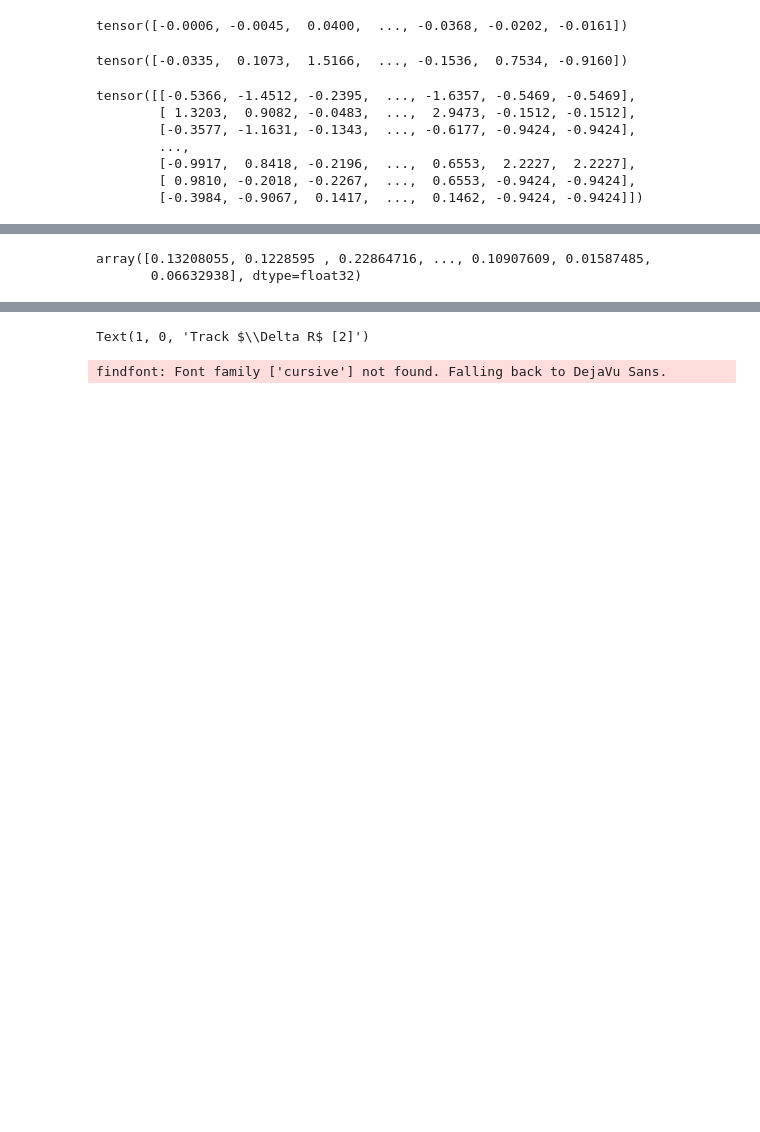
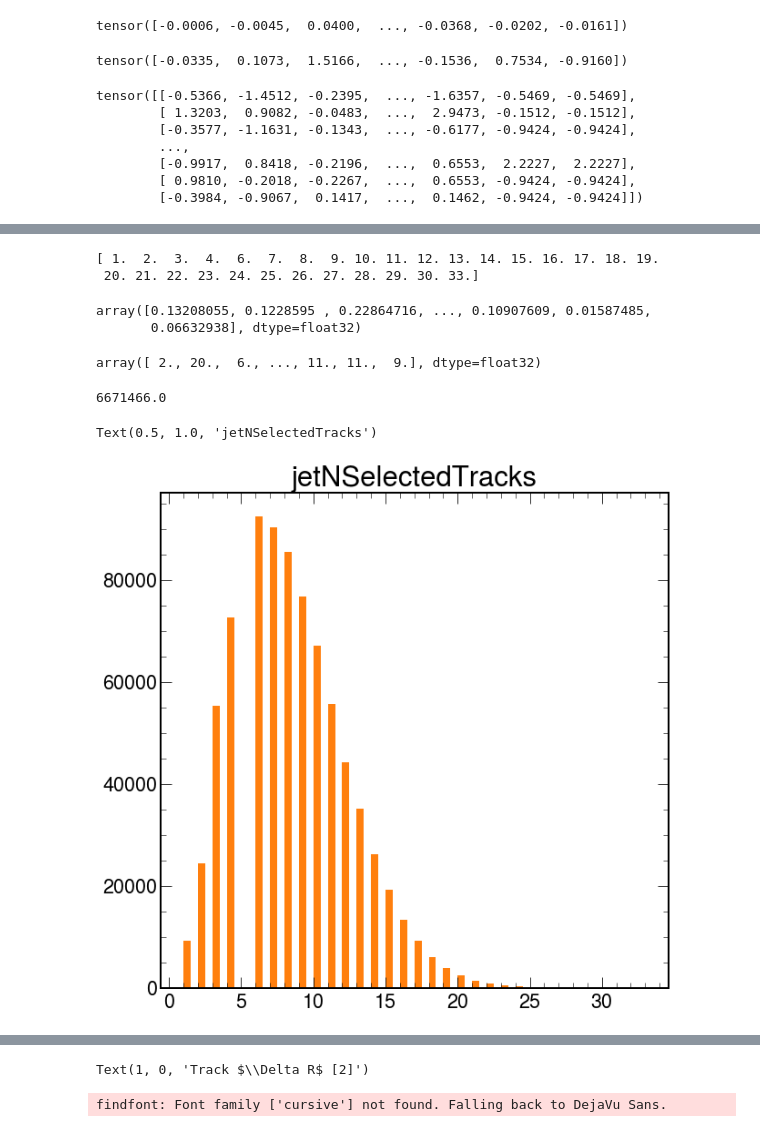
Before and after one commit to AnnikaStein/AI_Safety_2021, a Jupyter notebook: dataset_info.ipynb, the cells around one changed output, grey strips where cells are left out. Drawn from its saved outputs; the diff is of its cells as text; code cells hidden in the pictures; blank space fills up the shorter version.

```diff
--- a/dataset_info.ipynb
+++ b/dataset_info.ipynb
@@ -721,5 +763,28 @@ all0feat14 = sc0[14].inverse_transform(all0[:,14].cpu())
+# %%
+# no preprocessing applied
+print(np.unique(data0[:,64]))
+# %% [output]
+[ 1.  2.  3.  4.  6.  7.  8.  9. 10. 11. 12. 13. 14. 15. 16. 17. 18. 19.
+ 20. 21. 22. 23. 24. 25. 26. 27. 28. 29. 30. 33.]
+# %%
+all0feat64 = np.rint(sc0[64].inverse_transform(all0[:,64].cpu()))
 # %%
 all0feat14
 # %% [output]
 array([0.13208055, 0.1228595 , 0.22864716, ..., 0.10907609, 0.01587485,
        0.06632938], dtype=float32)
+# %%
+all0feat64
+# %% [output]
+array([ 2., 20.,  6., ..., 11., 11.,  9.], dtype=float32)
+# %%
+sum(all0feat64[all0feat64>0])
+# %% [output]
+6671466.0
+# %%
+plt.hist(all0feat64,64)
+plt.hist(data0[:,64],64)
+plt.title('jetNSelectedTracks')
+# %% [output]
+Text(0.5, 1.0, 'jetNSelectedTracks')
+[figure, added]
```
Also changed, not shown: parts of 15 cells of this notebook.
